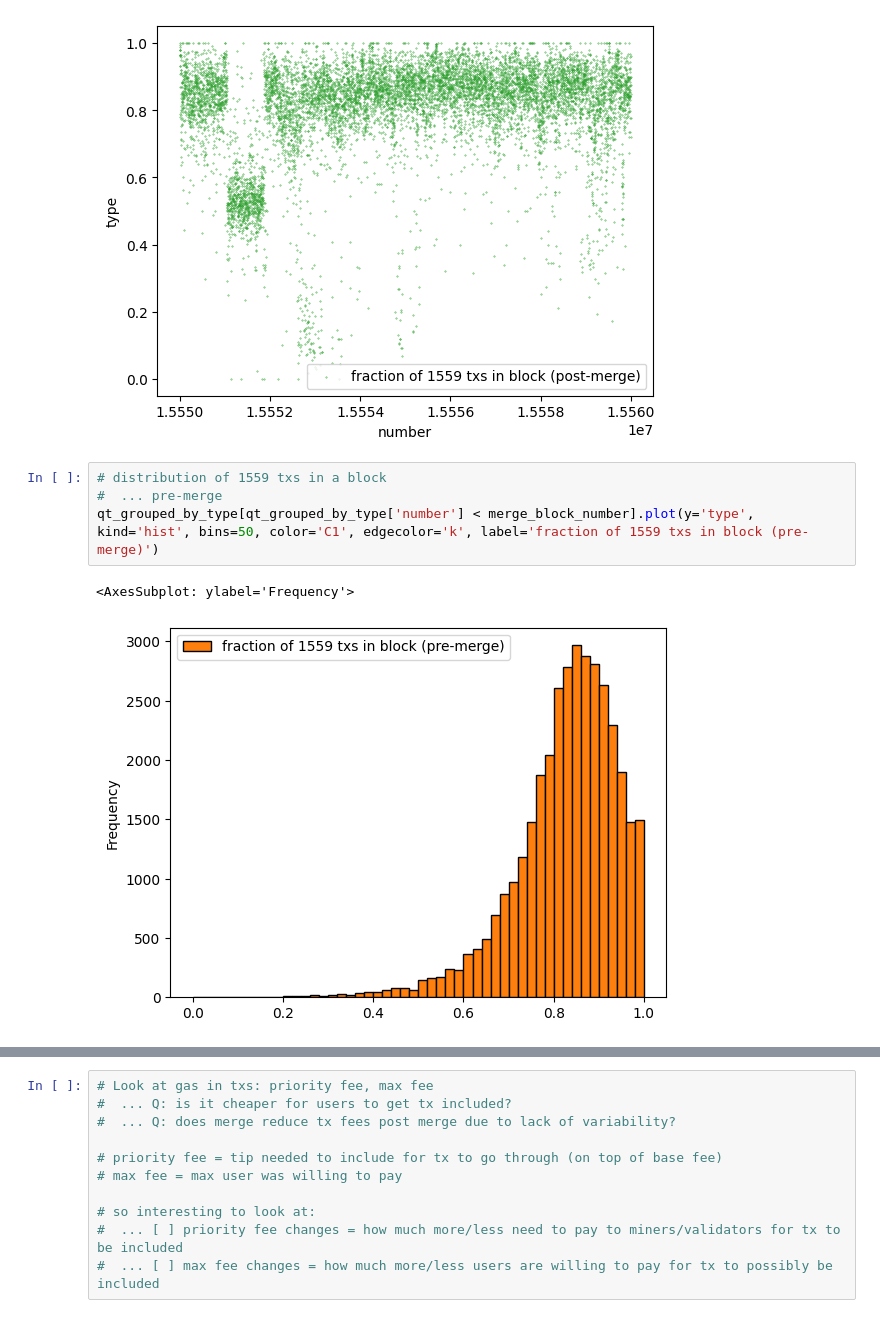
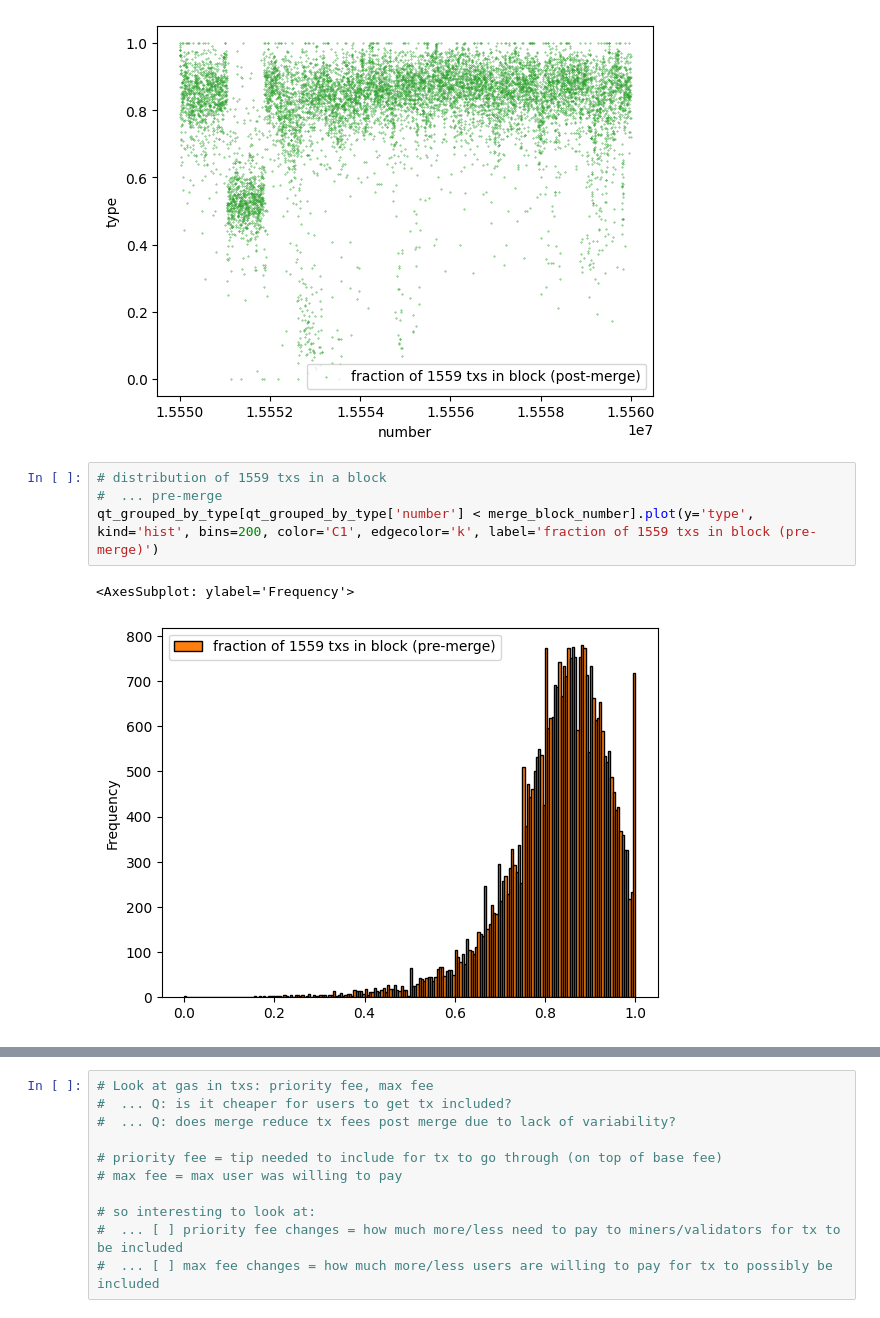
Before and after one commit to fmrmf/merge-challenge, a Jupyter notebook: notebook/transactions.ipynb, the cells around one changed output, grey strips where cells are left out. Saved outputs shown, nothing was run; the diff lists cells and outputs as text.

Commit message:
fix bins on tx 1559 fraction in block

```diff
--- a/notebook/transactions.ipynb
+++ b/notebook/transactions.ipynb
@@ -297,10 +297,10 @@ qt_grouped_by_type[(qt_grouped_by_type['number'] >= 1.555*1e7) & (qt_grouped_by_
 # %%
 # distribution of 1559 txs in a block
 #  ... pre-merge
-qt_grouped_by_type[qt_grouped_by_type['number'] < merge_block_number].plot(y='type', kind='hist', bins=50, color='C1', edgecolor='k', label='fraction of 1559 txs in block (pre-merge)')
+qt_grouped_by_type[qt_grouped_by_type['number'] < merge_block_number].plot(y='type', kind='hist', bins=200, color='C1', edgecolor='k', label='fraction of 1559 txs in block (pre-merge)')
 # %% [output]
 <AxesSubplot: ylabel='Frequency'>
-[figure, old version]
+[figure, new version]
 # %%
 # distribution of 1559 txs ina block
 #  ... post-merge
```
Also changed, not shown: parts of 5 cells of this notebook.
